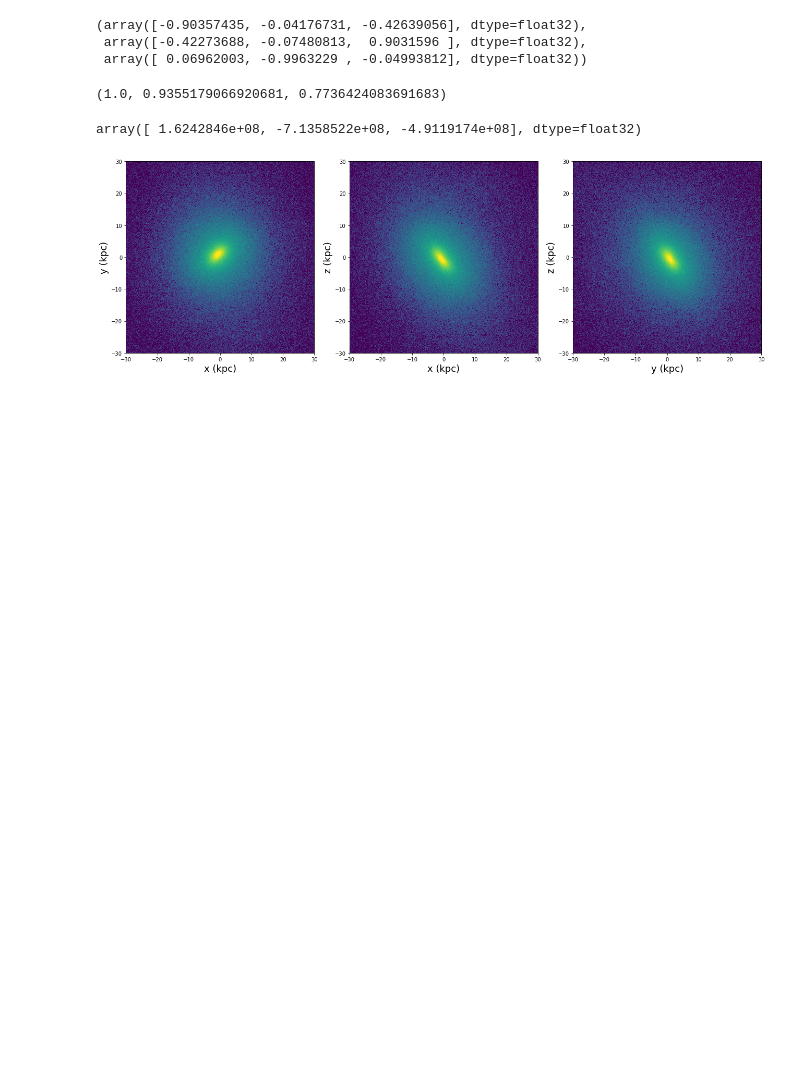
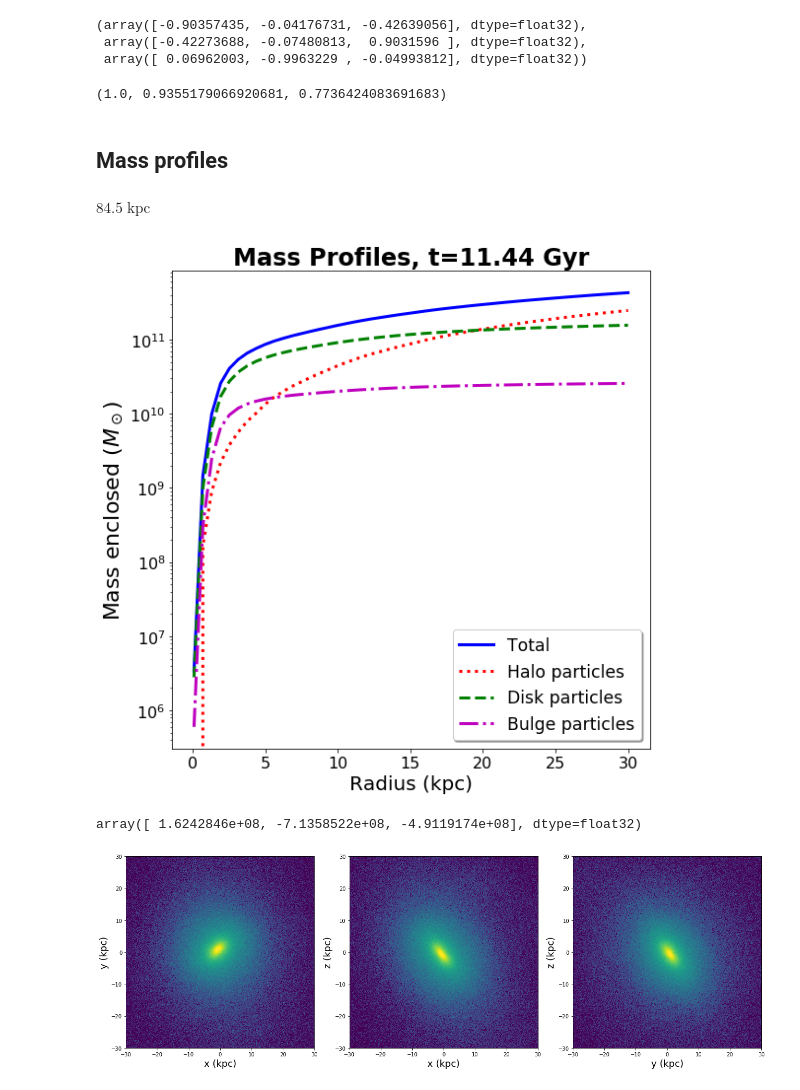
Before and after one commit to colinleach/400B_Leach, a Jupyter notebook: Project/notebooks/Remnant.ipynb, the cells around one changed output. Cells and saved outputs as stored; diff of their text form; code cells hidden in the pictures; blank space fills up the shorter version.

Commit message:
added remnant mass profile (partly)

```diff
--- a/Project/notebooks/Remnant.ipynb
+++ b/Project/notebooks/Remnant.ipynb
@@ -120,6 +123,54 @@ a = np.sqrt((A-C+B)/2)
 a/a, b/a, c/a
 # %% [output]
 (1.0, 0.9355179066920681, 0.7736424083691683)
+# %% [markdown]
+## Mass profiles
+# %%
+snap = 801
+g = Remnant(snap=snap, usesql=True, ptype=(1,2,3))
+mp = MassProfile(g)
+t = tc.snap2time(snap)
+# %%
+fitted_a = mp.fit_hernquist_a()
+fitted_a
+# %% [output]
+$84.5 \; \mathrm{kpc}$
+# %%
+radii = np.linspace(0.1, 30) * u.kpc
+# %%
+fig = plt.figure(figsize=(8,8))
+
+ax = plt.subplot()
+
+# add the curves
+ax.semilogy(radii, mp.mass_enclosed_total(radii), 'b-', lw=3,
+            label='Total')
+ax.semilogy(radii, mp.mass_enclosed(radii, 1), 'r:', lw=3,
+            label='Halo particles')
+ax.semilogy(radii, mp.mass_enclosed(radii, 2), 'g--', lw=3,
+            label='Disk particles')
+ax.semilogy(radii, mp.mass_enclosed(radii, 3), 'm-.', lw=3,
+            label='Bulge particles')
+
+#adjust tick label font size
+label_size = 16
+rcParams['xtick.labelsize'] = label_size
+rcParams['ytick.labelsize'] = label_size
+
+# Add labels and subplot title
+ax.set_xlabel('Radius (kpc)', fontsize=20)
+ax.set_ylabel(r'Mass enclosed ($M_\odot$)', fontsize=22)
+ax.legend(loc='lower right',fontsize='xx-large', shadow=True)
+
+#set axis limits
+# ax.set_ylim(ylim[0], ylim[1])
+
+# Overall title
+ax.set_title(f'Mass Profiles, t={t:.2f} Gyr', y=1.0,
+            fontsize=24, weight='bold')
+plt.tight_layout()
+# %% [output]
+[figure, added]
 # %%
 L, pos, v = com.angular_momentum()
 L
```
Also changed, not shown: parts of 3 cells of this notebook, 2 other files.
